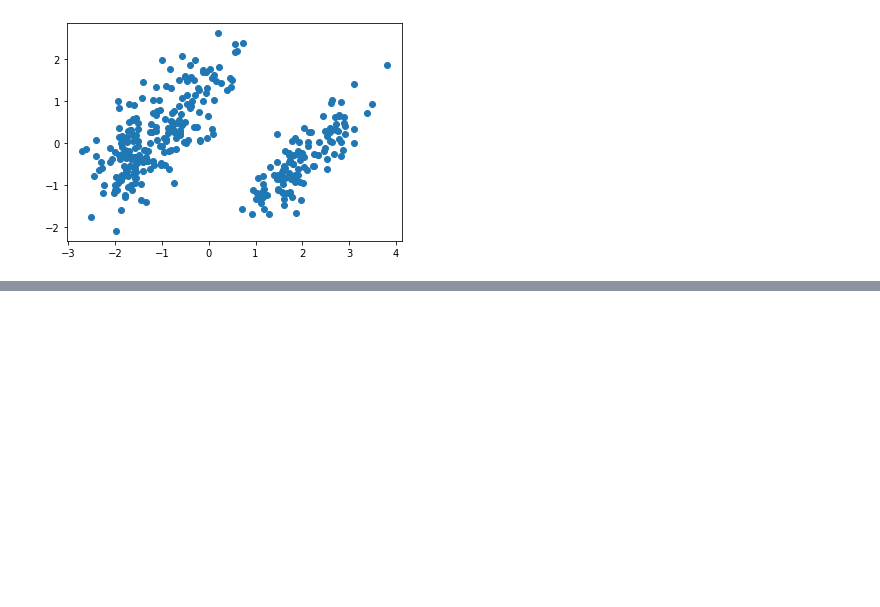
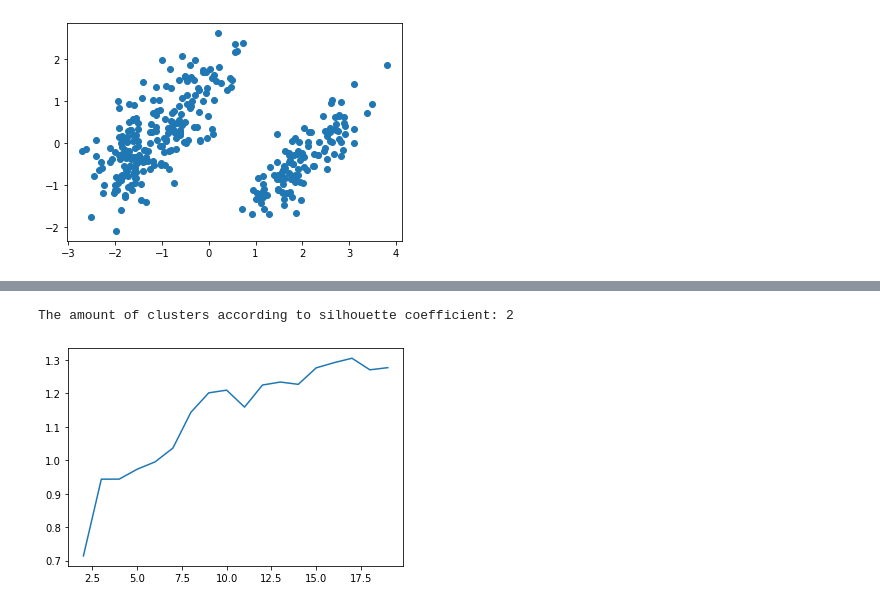
Before and after one commit to AntonMaxen/applied-ai, a Jupyter notebook: assignment_2/clustering_vg.ipynb, the cells around one changed output, grey strips where cells are left out. Saved outputs shown, nothing was run; the diff lists cells and outputs as text; code cells hidden in the pictures; blank space fills up the shorter version.

```diff
--- a/assignment_2/clustering_vg.ipynb
+++ b/assignment_2/clustering_vg.ipynb
@@ -62,0 +95,12 @@ plt.scatter(X_pca_embedded[:, 0], X_pca_embedded[:, 1])
+# %%
+# davies_bouldin_score
+labels = [model.predict(X) for model in models]
+db_scores = [davies_bouldin_score(X, label) for label in labels]
+# %%
+plt.plot(cluster_range, db_scores)
+score_clusters = list(zip(cluster_range, db_scores))
+score_clusters = sorted(score_clusters, key=lambda x: x[1], reverse=False)
+print(f'The amount of clusters according to silhouette coefficient: {score_clusters[0][0]}')
+# %% [output]
+The amount of clusters according to silhouette coefficient: 2
+[figure, added]
```
Also changed, not shown: parts of 9 cells of this notebook.
